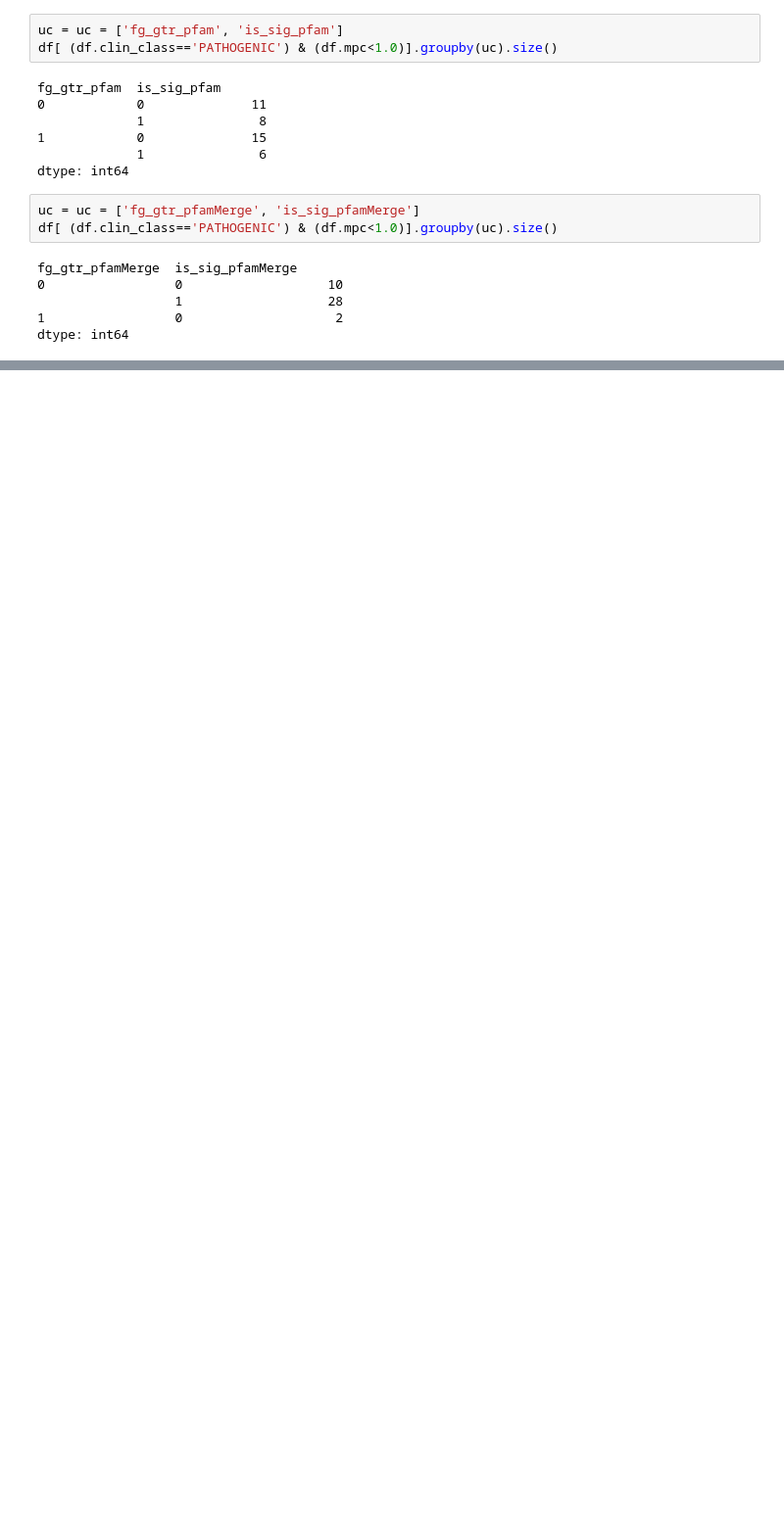
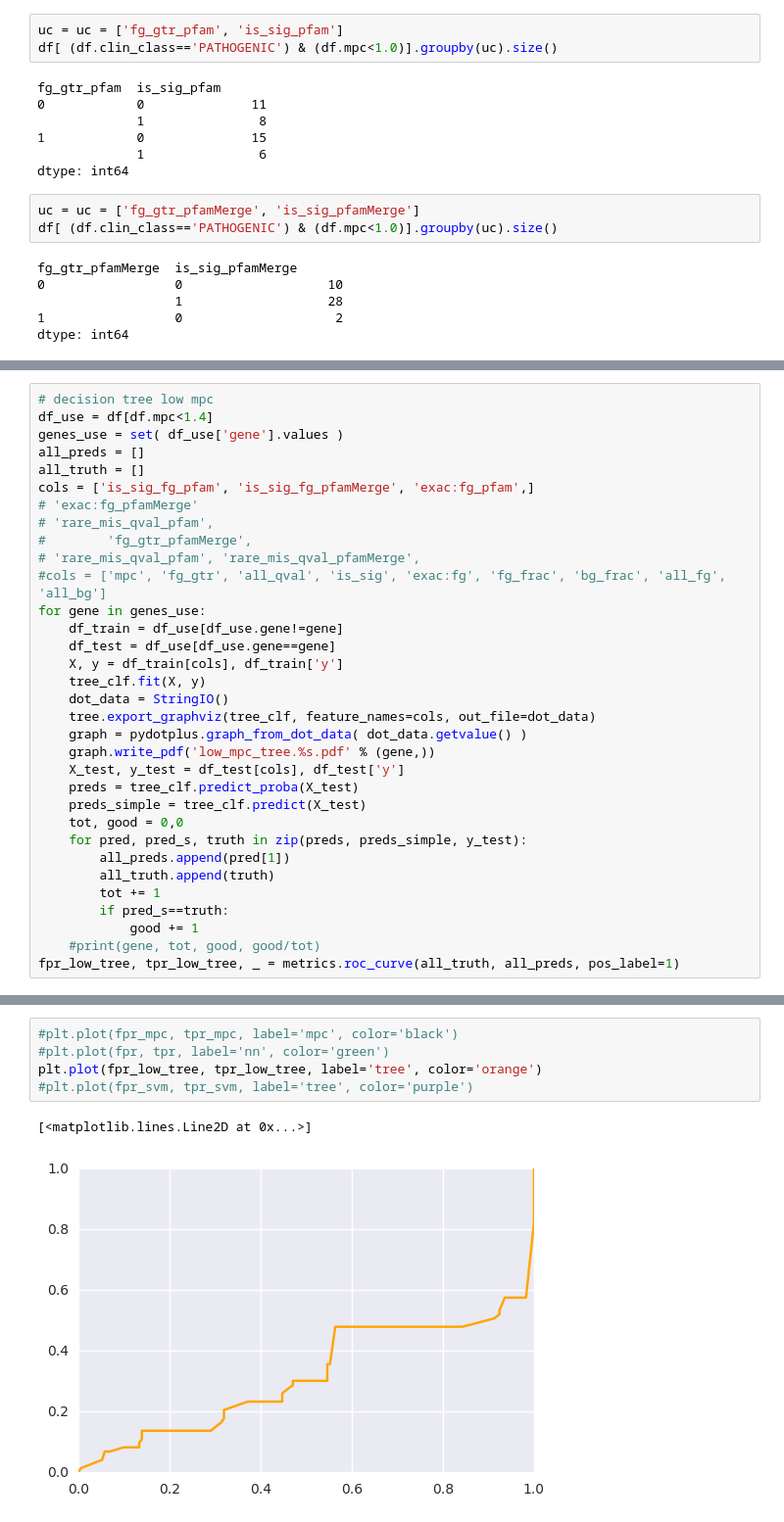
Before and after one commit to samesense/pathopredictor, a Jupyter notebook: notebooks/predict-mpc.ipynb, the cells around one changed output, grey strips where cells are left out. Shown at 98% size. Saved outputs shown, nothing was run; the diff lists cells and outputs as text; blank space fills up the shorter version.

```diff
--- a/notebooks/predict-mpc.ipynb
+++ b/notebooks/predict-mpc.ipynb
@@ -322,0 +415,33 @@ dtype: int64
+# %%
+# decision tree low mpc
+df_use = df[df.mpc<1.4]
+genes_use = set( df_use['gene'].values )
+all_preds = []
+all_truth = []
+cols = ['is_sig_fg_pfam', 'is_sig_fg_pfamMerge', 'exac:fg_pfam',]
+# 'exac:fg_pfamMerge'
+# 'rare_mis_qval_pfam',
+#        'fg_gtr_pfamMerge',
+# 'rare_mis_qval_pfam', 'rare_mis_qval_pfamMerge',
+#cols = ['mpc', 'fg_gtr', 'all_qval', 'is_sig', 'exac:fg', 'fg_frac', 'bg_frac', 'all_fg', 'all_bg']
+for gene in genes_use:
+    df_train = df_use[df_use.gene!=gene]
+    df_test = df_use[df_use.gene==gene]
+    X, y = df_train[cols], df_train['y']
+    tree_clf.fit(X, y)
+    dot_data = StringIO()
+    tree.export_graphviz(tree_clf, feature_names=cols, out_file=dot_data)
+    graph = pydotplus.graph_from_dot_data( dot_data.getvalue() )
+    graph.write_pdf('low_mpc_tree.%s.pdf' % (gene,))
+    X_test, y_test = df_test[cols], df_test['y']
+    preds = tree_clf.predict_proba(X_test)
+    preds_simple = tree_clf.predict(X_test)
+    tot, good = 0,0
+    for pred, pred_s, truth in zip(preds, preds_simple, y_test):
+        all_preds.append(pred[1])
+        all_truth.append(truth)
+        tot += 1
+        if pred_s==truth:
+            good += 1
+    #print(gene, tot, good, good/tot)
+fpr_low_tree, tpr_low_tree, _ = metrics.roc_curve(all_truth, all_preds, pos_label=1)
@@ -322,0 +508,8 @@ dtype: int64
+# %%
+#plt.plot(fpr_mpc, tpr_mpc, label='mpc', color='black')
+#plt.plot(fpr, tpr, label='nn', color='green')
+plt.plot(fpr_low_tree, tpr_low_tree, label='tree', color='orange')
+#plt.plot(fpr_svm, tpr_svm, label='tree', color='purple')
+# %% [output]
+[<matplotlib.lines.Line2D at 0x...>]
+[figure, added]
```
Also changed, not shown: parts of 20 cells of this notebook.
